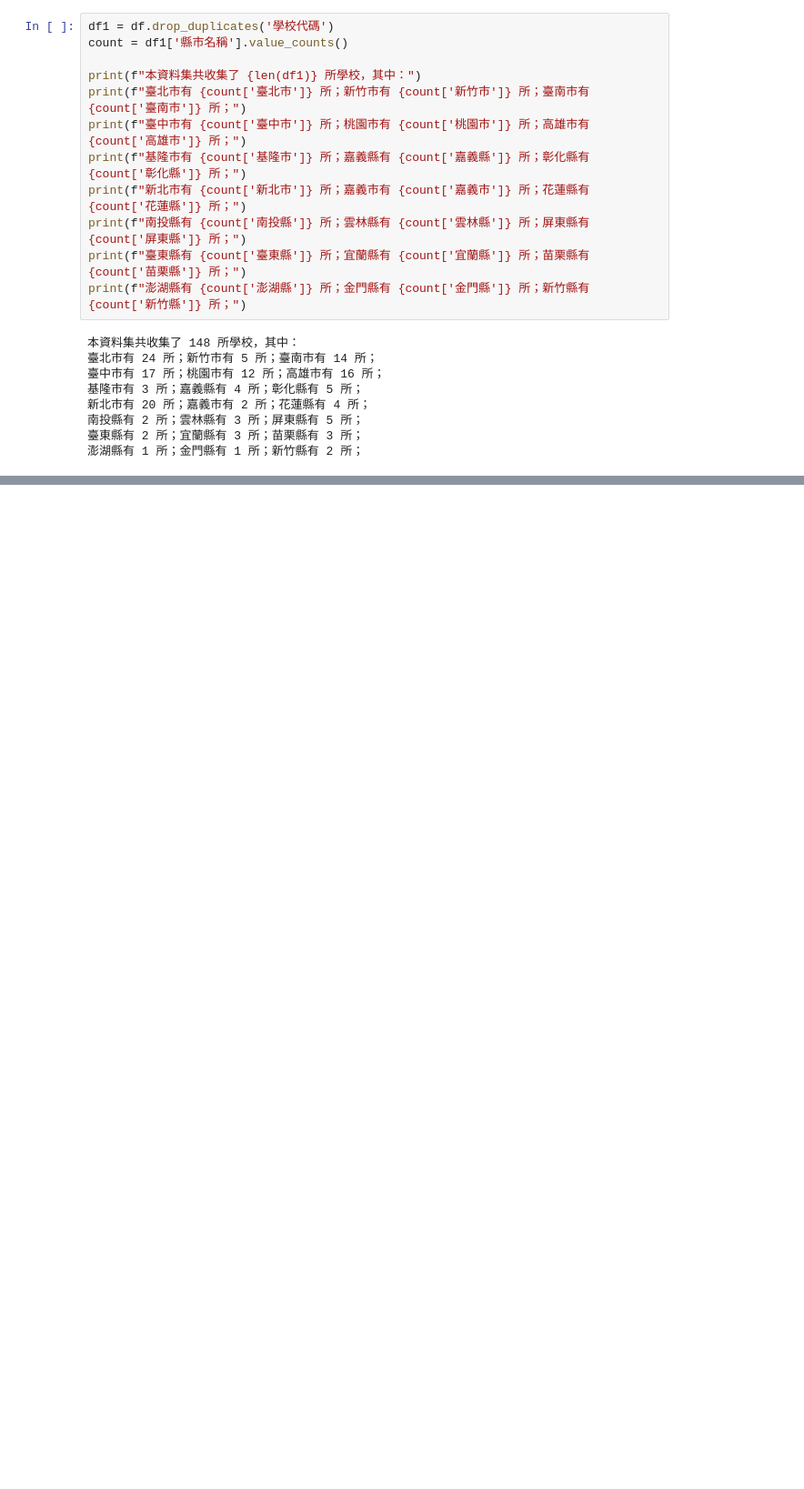
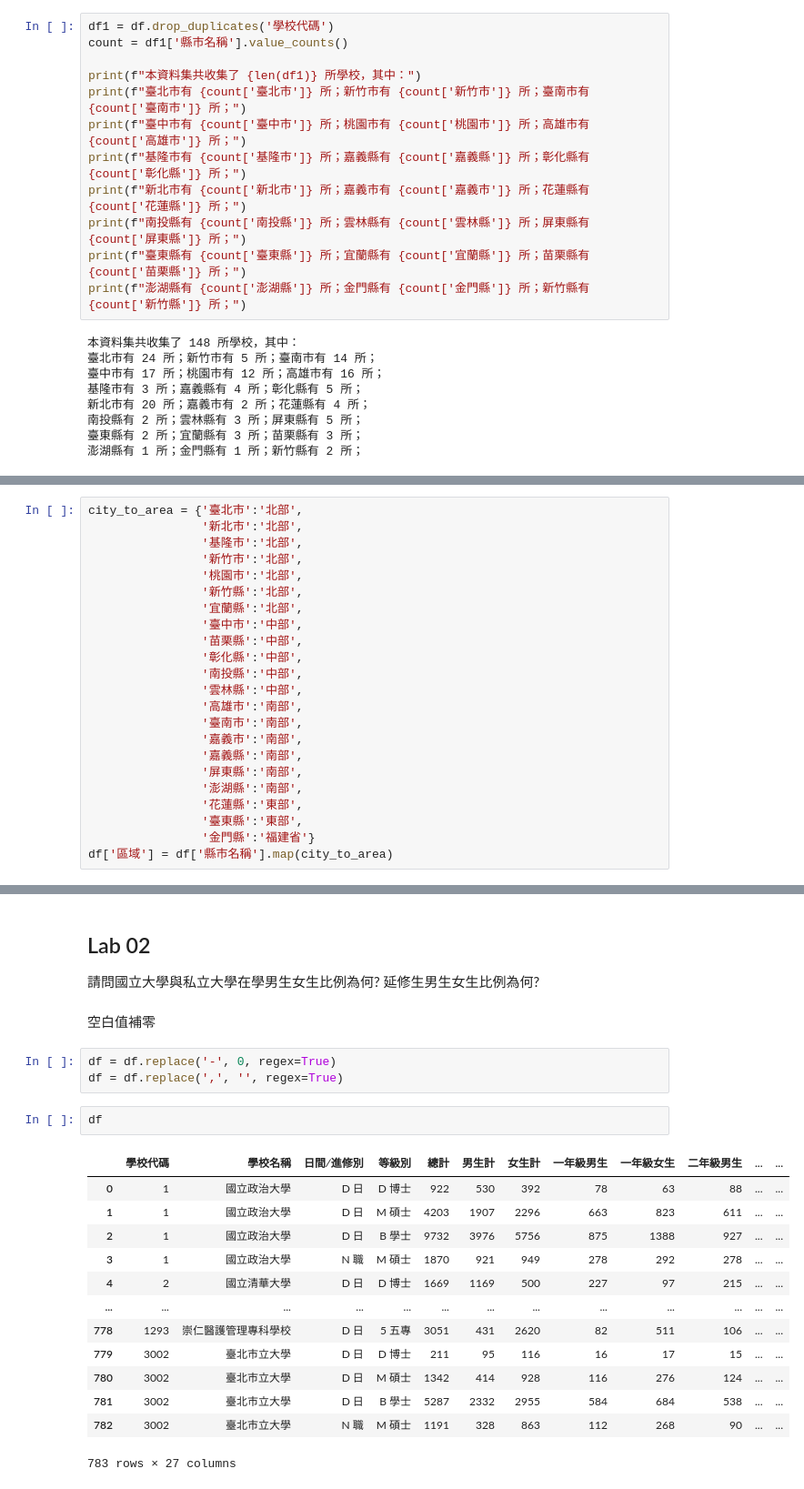
Before and after one commit to whyhugo/LATIA112-1, a Jupyter notebook: data_processing/Lab.ipynb, the cells around one changed output, grey strips where cells are left out. Shown: that part at 91% size. Saved outputs shown, nothing was run; the diff lists cells and outputs as text; blank space fills up the shorter version.

```diff
--- a/data_processing/Lab.ipynb
+++ b/data_processing/Lab.ipynb
@@ -131,0 +106,23 @@ print(f"福建省區域有 {count['金門縣']} 所")
+# %%
+city_to_area = {'臺北市':'北部',
+                '新北市':'北部',
+                '基隆市':'北部',
+                '新竹市':'北部',
+                '桃園市':'北部',
+                '新竹縣':'北部',
+                '宜蘭縣':'北部',
+                '臺中市':'中部',
+                '苗栗縣':'中部',
+                '彰化縣':'中部',
+                '南投縣':'中部',
+                '雲林縣':'中部',
+                '高雄市':'南部',
+                '臺南市':'南部',
+                '嘉義市':'南部',
+                '嘉義縣':'南部',
+                '屏東縣':'南部',
+                '澎湖縣':'南部',
+                '花蓮縣':'東部',
+                '臺東縣':'東部',
+                '金門縣':'福建省'}
+df['區域'] = df['縣市名稱'].map(city_to_area)
@@ -133,0 +151,24 @@ print(f"福建省區域有 {count['金門縣']} 所")
+# %% [markdown]
+## Lab 02
+請問國立大學與私立大學在學男生女生比例為何? 延修生男生女生比例為何?
+# %% [markdown]
+空白值補零
+# %%
+df = df.replace('-', 0, regex=True)
+df = df.replace(',', '', regex=True)
+# %%
+df
+# %% [output]
+|  | 學校代碼 | 學校名稱 | 日間∕進修別 | 等級別 | 總計 | 男生計 | 女生計 | 一年級男生 | 一年級女生 | 二年級男生 | ... | ... |
+| 0 | 1 | 國立政治大學 | D 日 | D 博士 | 922 | 530 | 392 | 78 | 63 | 88 | ... | ... |
+| 1 | 1 | 國立政治大學 | D 日 | M 碩士 | 4203 | 1907 | 2296 | 663 | 823 | 611 | ... | ... |
+| 2 | 1 | 國立政治大學 | D 日 | B 學士 | 9732 | 3976 | 5756 | 875 | 1388 | 927 | ... | ... |
+| 3 | 1 | 國立政治大學 | N 職 | M 碩士 | 1870 | 921 | 949 | 278 | 292 | 278 | ... | ... |
+| 4 | 2 | 國立清華大學 | D 日 | D 博士 | 1669 | 1169 | 500 | 227 | 97 | 215 | ... | ... |
+| ... | ... | ... | ... | ... | ... | ... | ... | ... | ... | ... | ... | ... |
+| 778 | 1293 | 崇仁醫護管理專科學校 | D 日 | 5 五專 | 3051 | 431 | 2620 | 82 | 511 | 106 | ... | ... |
+| 779 | 3002 | 臺北市立大學 | D 日 | D 博士 | 211 | 95 | 116 | 16 | 17 | 15 | ... | ... |
+| 780 | 3002 | 臺北市立大學 | D 日 | M 碩士 | 1342 | 414 | 928 | 116 | 276 | 124 | ... | ... |
+| 781 | 3002 | 臺北市立大學 | D 日 | B 學士 | 5287 | 2332 | 2955 | 584 | 684 | 538 | ... | ... |
+| 782 | 3002 | 臺北市立大學 | N 職 | M 碩士 | 1191 | 328 | 863 | 112 | 268 | 90 | ... | ... |
+783 rows × 27 columns
```
Also changed, not shown: parts of 17 cells of this notebook, 1 other file.
